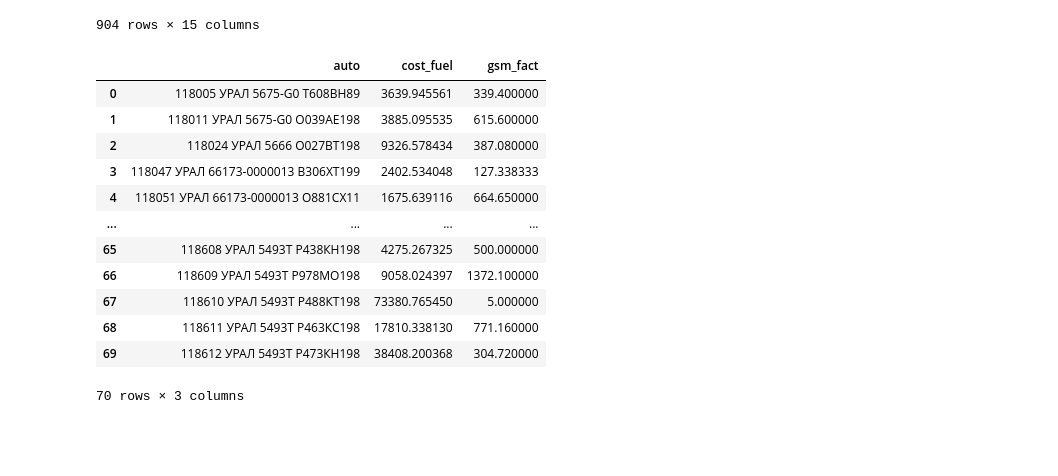
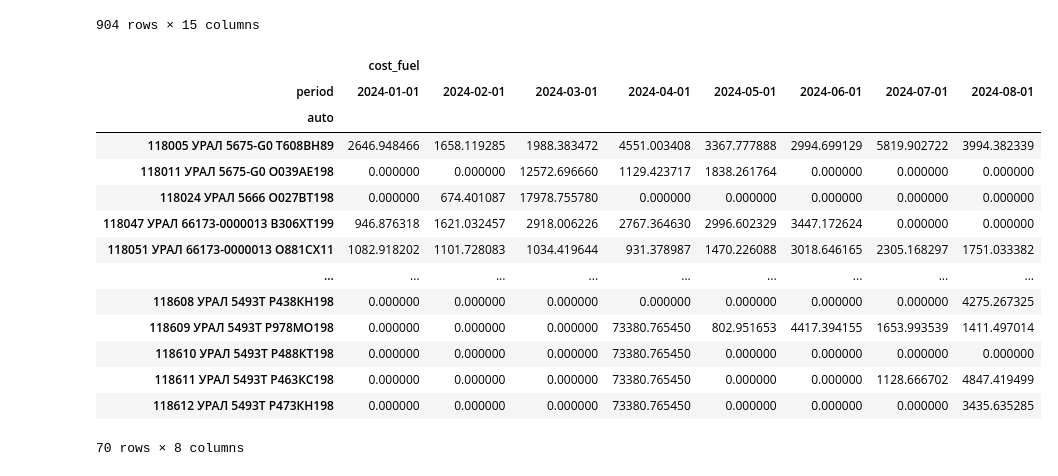
Before and after one commit to FelixDS55/mash_chas, a Jupyter notebook: m_chas.ipynb, the cells around one changed output. Drawn from its saved outputs; the diff is of its cells as text; code cells hidden in the pictures; blank space fills up the shorter version.

```diff
--- a/m_chas.ipynb
+++ b/m_chas.ipynb
@@ -193,22 +208,28 @@ df_bochka
 | 2954 | 2024-08-01 | 118607 УРАЛ 5493Т Р466КС198 | Автоцистерны | 210.0 | 406.0 | 173.00 | 28.360656 | 10.972973 | ... |
 904 rows × 15 columns
 # %%
-pd.pivot_table(
+df_bochka_pivot = pd.pivot_table(
     df_bochka,
     index=['auto'],
-    values=['cost_fuel', 'gsm_fact']
-).reset_index()
+    columns='period',
+    values=['cost_fuel'],
+    fill_value=0
+)
-# %% [output]
-|  | auto | cost_fuel | gsm_fact |
-| 0 | 118005 УРАЛ 5675-G0 Т608ВН89 | 3639.945561 | 339.400000 |
-| 1 | 118011 УРАЛ 5675-G0 О039АЕ198 | 3885.095535 | 615.600000 |
-| 2 | 118024 УРАЛ 5666 О027ВТ198 | 9326.578434 | 387.080000 |
-| 3 | 118047 УРАЛ 66173-0000013 В306ХТ199 | 2402.534048 | 127.338333 |
-| 4 | 118051 УРАЛ 66173-0000013 О881СХ11 | 1675.639116 | 664.650000 |
-| ... | ... | ... | ... |
-| 65 | 118608 УРАЛ 5493Т Р438КН198 | 4275.267325 | 500.000000 |
-| 66 | 118609 УРАЛ 5493Т Р978МО198 | 9058.024397 | 1372.100000 |
-| 67 | 118610 УРАЛ 5493Т Р488КТ198 | 73380.765450 | 5.000000 |
-| 68 | 118611 УРАЛ 5493Т Р463КС198 | 17810.338130 | 771.160000 |
-| 69 | 118612 УРАЛ 5493Т Р473КН198 | 38408.200368 | 304.720000 |
-70 rows × 3 columns
+# %%
+df_bochka_pivot
+# %% [output]
+|  | cost_fuel |  |  |  |  |  |  |  |
+| period | 2024-01-01 | 2024-02-01 | 2024-03-01 | 2024-04-01 | 2024-05-01 | 2024-06-01 | 2024-07-01 | 2024-08-01 |
+| auto |  |  |  |  |  |  |  |  |
+| 118005 УРАЛ 5675-G0 Т608ВН89 | 2646.948466 | 1658.119285 | 1988.383472 | 4551.003408 | 3367.777888 | 2994.699129 | 5819.902722 | 3994.382339 |
+| 118011 УРАЛ 5675-G0 О039АЕ198 | 0.000000 | 0.000000 | 12572.696660 | 1129.423717 | 1838.261764 | 0.000000 | 0.000000 | 0.000000 |
+| 118024 УРАЛ 5666 О027ВТ198 | 0.000000 | 674.401087 | 17978.755780 | 0.000000 | 0.000000 | 0.000000 | 0.000000 | 0.000000 |
+| 118047 УРАЛ 66173-0000013 В306ХТ199 | 946.876318 | 1621.032457 | 2918.006226 | 2767.364630 | 2996.602329 | 3447.172624 | 0.000000 | 0.000000 |
+| 118051 УРАЛ 66173-0000013 О881СХ11 | 1082.918202 | 1101.728083 | 1034.419644 | 931.378987 | 1470.226088 | 3018.646165 | 2305.168297 | 1751.033382 |
+| ... | ... | ... | ... | ... | ... | ... | ... | ... |
+| 118608 УРАЛ 5493Т Р438КН198 | 0.000000 | 0.000000 | 0.000000 | 0.000000 | 0.000000 | 0.000000 | 0.000000 | 4275.267325 |
+| 118609 УРАЛ 5493Т Р978МО198 | 0.000000 | 0.000000 | 0.000000 | 73380.765450 | 802.951653 | 4417.394155 | 1653.993539 | 1411.497014 |
+| 118610 УРАЛ 5493Т Р488КТ198 | 0.000000 | 0.000000 | 0.000000 | 73380.765450 | 0.000000 | 0.000000 | 0.000000 | 0.000000 |
+| 118611 УРАЛ 5493Т Р463КС198 | 0.000000 | 0.000000 | 0.000000 | 73380.765450 | 0.000000 | 0.000000 | 1128.666702 | 4847.419499 |
+| 118612 УРАЛ 5493Т Р473КН198 | 0.000000 | 0.000000 | 0.000000 | 73380.765450 | 0.000000 | 0.000000 | 0.000000 | 3435.635285 |
+70 rows × 8 columns
```
Also changed, not shown: parts of 2 cells of this notebook.
